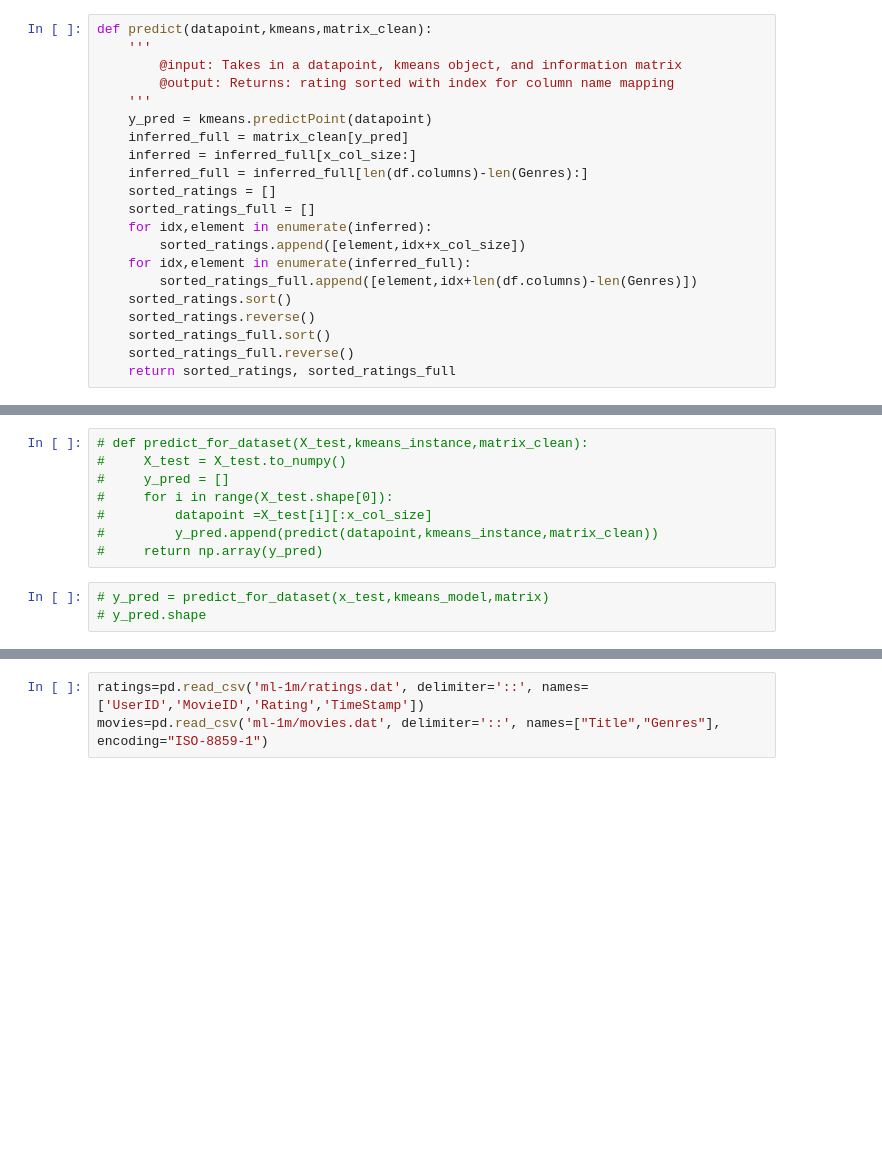
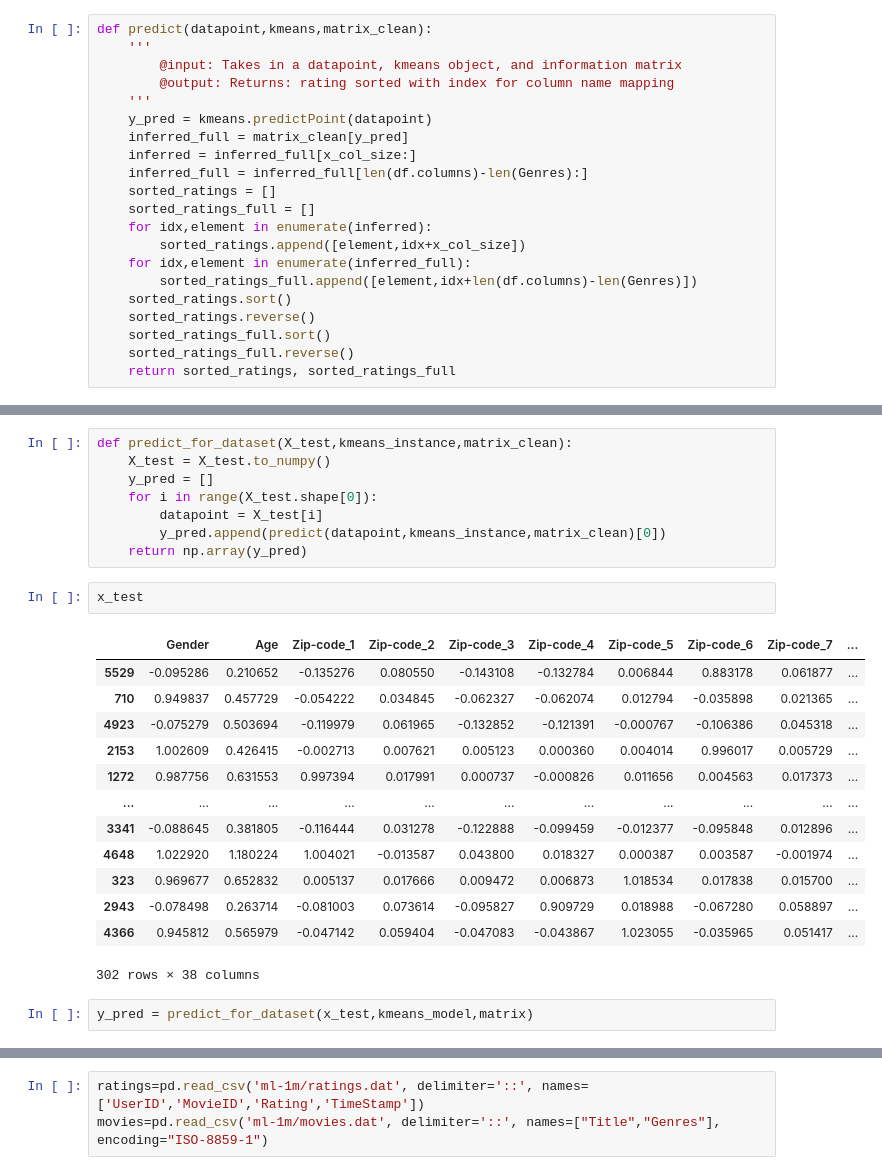
Before and after one commit to NetradeepakC/RecSysProject, a Jupyter notebook: SVD_KMeans.ipynb, the cells around one changed output, grey strips where cells are left out. Drawn from its saved outputs; the diff is of its cells as text; blank space fills up the shorter version.

```diff
--- a/SVD_KMeans.ipynb
+++ b/SVD_KMeans.ipynb
@@ -195,11 +200,26 @@ rating_dict
 # %%
-# def predict_for_dataset(X_test,kmeans_instance,matrix_clean):
-#     X_test = X_test.to_numpy()
-#     y_pred = []
-#     for i in range(X_test.shape[0]):
-#         datapoint =X_test[i][:x_col_size]
-#         y_pred.append(predict(datapoint,kmeans_instance,matrix_clean))
-#     return np.array(y_pred)
+def predict_for_dataset(X_test,kmeans_instance,matrix_clean):
+    X_test = X_test.to_numpy()
+    y_pred = []
+    for i in range(X_test.shape[0]):
+        datapoint = X_test[i]
+        y_pred.append(predict(datapoint,kmeans_instance,matrix_clean)[0])
+    return np.array(y_pred)
+# %%
+x_test
+# %% [output]
+|  | Gender | Age | Zip-code_1 | Zip-code_2 | Zip-code_3 | Zip-code_4 | Zip-code_5 | Zip-code_6 | Zip-code_7 | ... |
+| 5529 | -0.095286 | 0.210652 | -0.135276 | 0.080550 | -0.143108 | -0.132784 | 0.006844 | 0.883178 | 0.061877 | ... |
+| 710 | 0.949837 | 0.457729 | -0.054222 | 0.034845 | -0.062327 | -0.062074 | 0.012794 | -0.035898 | 0.021365 | ... |
+| 4923 | -0.075279 | 0.503694 | -0.119979 | 0.061965 | -0.132852 | -0.121391 | -0.000767 | -0.106386 | 0.045318 | ... |
+| 2153 | 1.002609 | 0.426415 | -0.002713 | 0.007621 | 0.005123 | 0.000360 | 0.004014 | 0.996017 | 0.005729 | ... |
+| 1272 | 0.987756 | 0.631553 | 0.997394 | 0.017991 | 0.000737 | -0.000826 | 0.011656 | 0.004563 | 0.017373 | ... |
+| ... | ... | ... | ... | ... | ... | ... | ... | ... | ... | ... |
+| 3341 | -0.088645 | 0.381805 | -0.116444 | 0.031278 | -0.122888 | -0.099459 | -0.012377 | -0.095848 | 0.012896 | ... |
+| 4648 | 1.022920 | 1.180224 | 1.004021 | -0.013587 | 0.043800 | 0.018327 | 0.000387 | 0.003587 | -0.001974 | ... |
+| 323 | 0.969677 | 0.652832 | 0.005137 | 0.017666 | 0.009472 | 0.006873 | 1.018534 | 0.017838 | 0.015700 | ... |
+| 2943 | -0.078498 | 0.263714 | -0.081003 | 0.073614 | -0.095827 | 0.909729 | 0.018988 | -0.067280 | 0.058897 | ... |
+| 4366 | 0.945812 | 0.565979 | -0.047142 | 0.059404 | -0.047083 | -0.043867 | 1.023055 | -0.035965 | 0.051417 | ... |
+302 rows × 38 columns
 # %%
-# y_pred = predict_for_dataset(x_test,kmeans_model,matrix)
-# y_pred.shape
+y_pred = predict_for_dataset(x_test,kmeans_model,matrix)
```
Also changed, not shown: parts of 18 cells of this notebook, 4 other files.
